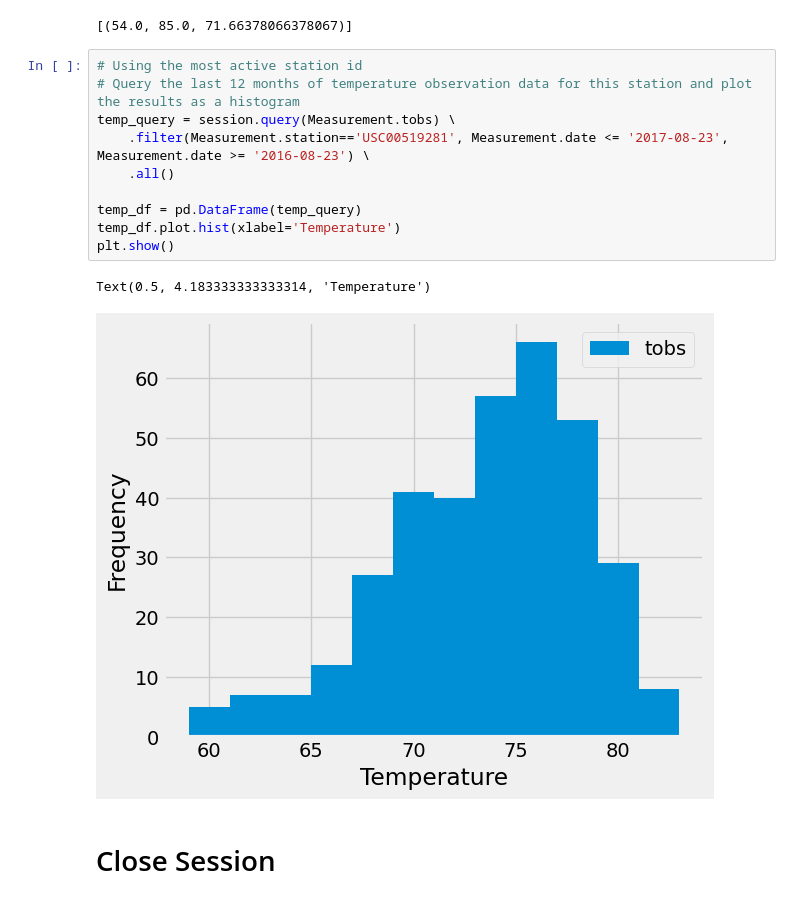
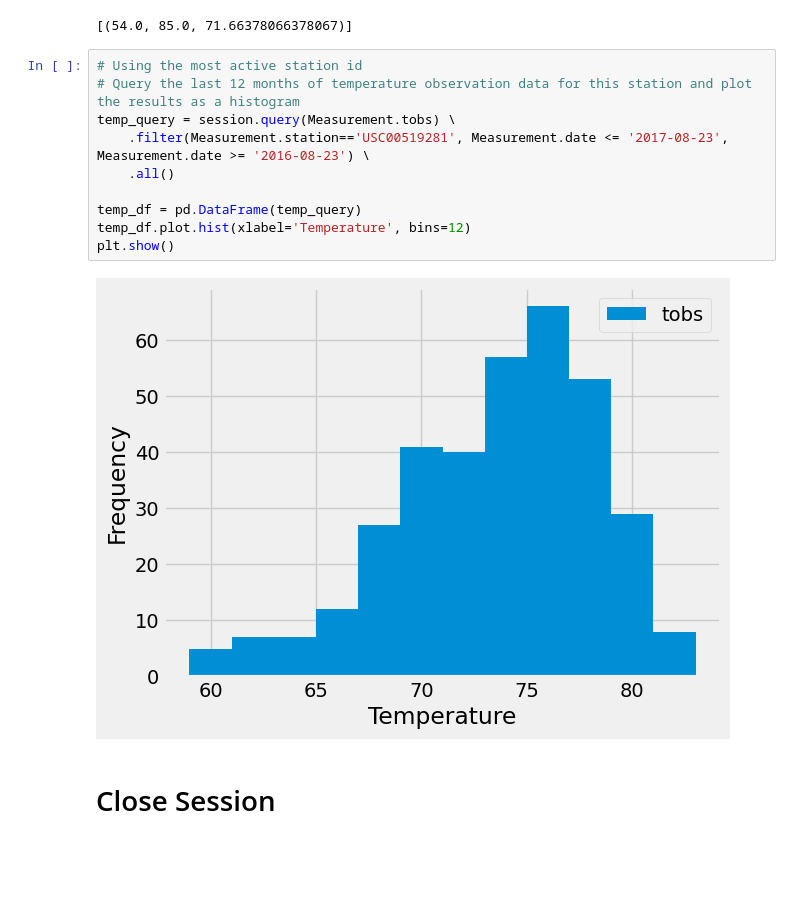
Before and after one commit to makennavick/sqlalchemy-challenge, a Jupyter notebook: Honolulu/climate_starter.ipynb, the cells around one changed output. Drawn from its saved outputs; the diff is of its cells as text; blank space fills up the shorter version.

```diff
--- a/Honolulu/climate_starter.ipynb
+++ b/Honolulu/climate_starter.ipynb
@@ -143,16 +143,15 @@ session.query(func.min(Measurement.tobs), func.max(Measurement.tobs), func.avg(M
 # %%
 # Using the most active station id
 # Query the last 12 months of temperature observation data for this station and plot the results as a histogram
 temp_query = session.query(Measurement.tobs) \
     .filter(Measurement.station=='USC00519281', Measurement.date <= '2017-08-23', Measurement.date >= '2016-08-23') \
     .all()
 
 temp_df = pd.DataFrame(temp_query)
-temp_df.plot.hist(xlabel='Temperature')
+temp_df.plot.hist(xlabel='Temperature', bins=12)
 plt.show()
 # %% [output]
-Text(0.5, 4.183333333333314, 'Temperature')
-[figure, old version]
+[figure, new version]
 # %% [markdown]
 # Close Session
 # %%
```
